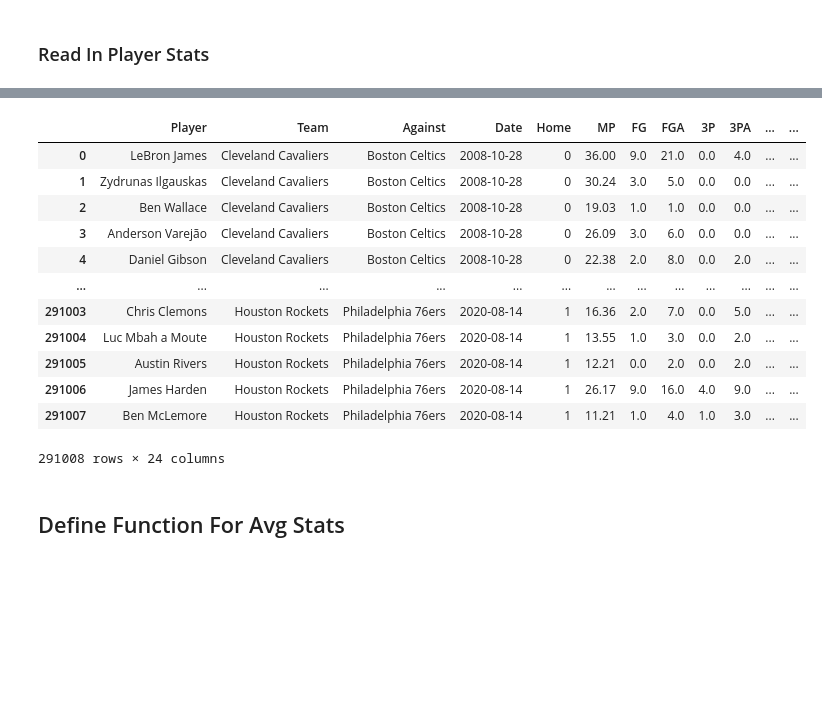
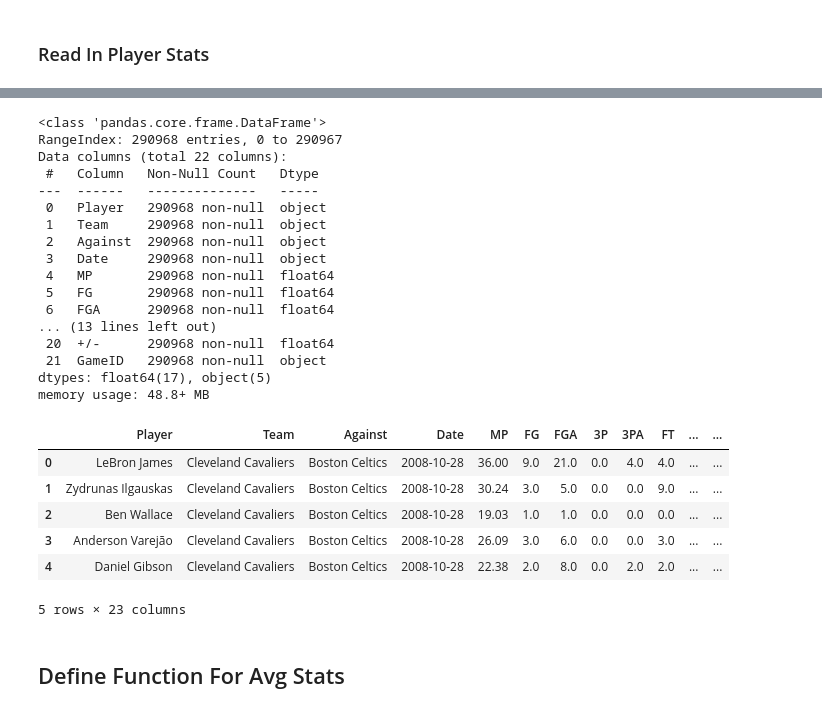
Before and after one commit to ElectricSheep007/UNH-Repo, a Jupyter notebook: DS_Guided_Capstone_2_Repo/virenv/Guided_Capstone_Project_2.ipynb, the cells around one changed output, grey strips where cells are left out. Cells and saved outputs as stored; diff of their text form; code cells hidden in the pictures; blank space fills up the shorter version.

```diff
--- a/DS_Guided_Capstone_2_Repo/virenv/Guided_Capstone_Project_2.ipynb
+++ b/DS_Guided_Capstone_2_Repo/virenv/Guided_Capstone_Project_2.ipynb
@@ -1053,11 +984,13 @@ Like the average team stats per 10 games, we will do the same for the player sta
 # %% [markdown]
 ### Read In Player Stats
 # %%
+# We will add a season column for the next two features
+
 playerstats = pd.read_csv('Cleaned_Player_Stats.csv', index_col = 0)
 
 playerstats = playerstats.sort_values(by='Date').reset_index(drop = True)
 
-IDseason = final_team_stats[['season', 'GameID']].drop_duplicates()
+IDseason = team_stats[['season', 'GameID']].drop_duplicates()
 
 playerstats.rename(columns={'gameID': 'GameID'}, inplace=True)
 
@@ -1082,21 +1019,35 @@ playerstats.head()
+# %%
+playerstats.info()
+# %% [output]
+<class 'pandas.core.frame.DataFrame'>
+RangeIndex: 290968 entries, 0 to 290967
+Data columns (total 22 columns):
+ #   Column   Non-Null Count   Dtype
+---  ------   --------------   -----
+ 0   Player   290968 non-null  object
+ 1   Team     290968 non-null  object
+ 2   Against  290968 non-null  object
+ 3   Date     290968 non-null  object
+ 4   MP       290968 non-null  float64
+ 5   FG       290968 non-null  float64
+ 6   FGA      290968 non-null  float64
+... (13 lines left out)
+ 20  +/-      290968 non-null  float64
+ 21  GameID   290968 non-null  object
+dtypes: float64(17), object(5)
+memory usage: 48.8+ MB
 # %%
-merge = playerstats.merge(IDseason , how='left', on='GameID')
+playerstats = pd.merge(playerstats, IDseason , left_on='GameID', right_on='GameID', how = 'left')
 # %%
-merge
+playerstats.head()
 # %% [output]
-|  | Player | Team | Against | Date | Home | MP | FG | FGA | 3P | 3PA | ... | ... |
-| 0 | LeBron James | Cleveland Cavaliers | Boston Celtics | 2008-10-28 | 0 | 36.00 | 9.0 | 21.0 | 0.0 | 4.0 | ... | ... |
-| 1 | Zydrunas Ilgauskas | Cleveland Cavaliers | Boston Celtics | 2008-10-28 | 0 | 30.24 | 3.0 | 5.0 | 0.0 | 0.0 | ... | ... |
-| 2 | Ben Wallace | Cleveland Cavaliers | Boston Celtics | 2008-10-28 | 0 | 19.03 | 1.0 | 1.0 | 0.0 | 0.0 | ... | ... |
-| 3 | Anderson Varejão | Cleveland Cavaliers | Boston Celtics | 2008-10-28 | 0 | 26.09 | 3.0 | 6.0 | 0.0 | 0.0 | ... | ... |
-| 4 | Daniel Gibson | Cleveland Cavaliers | Boston Celtics | 2008-10-28 | 0 | 22.38 | 2.0 | 8.0 | 0.0 | 2.0 | ... | ... |
-| ... | ... | ... | ... | ... | ... | ... | ... | ... | ... | ... | ... | ... |
-| 291003 | Chris Clemons | Houston Rockets | Philadelphia 76ers | 2020-08-14 | 1 | 16.36 | 2.0 | 7.0 | 0.0 | 5.0 | ... | ... |
-| 291004 | Luc Mbah a Moute | Houston Rockets | Philadelphia 76ers | 2020-08-14 | 1 | 13.55 | 1.0 | 3.0 | 0.0 | 2.0 | ... | ... |
-| 291005 | Austin Rivers | Houston Rockets | Philadelphia 76ers | 2020-08-14 | 1 | 12.21 | 0.0 | 2.0 | 0.0 | 2.0 | ... | ... |
-| 291006 | James Harden | Houston Rockets | Philadelphia 76ers | 2020-08-14 | 1 | 26.17 | 9.0 | 16.0 | 4.0 | 9.0 | ... | ... |
-| 291007 | Ben McLemore | Houston Rockets | Philadelphia 76ers | 2020-08-14 | 1 | 11.21 | 1.0 | 4.0 | 1.0 | 3.0 | ... | ... |
+|  | Player | Team | Against | Date | MP | FG | FGA | 3P | 3PA | FT | ... | ... |
+| 0 | LeBron James | Cleveland Cavaliers | Boston Celtics | 2008-10-28 | 36.00 | 9.0 | 21.0 | 0.0 | 4.0 | 4.0 | ... | ... |
+| 1 | Zydrunas Ilgauskas | Cleveland Cavaliers | Boston Celtics | 2008-10-28 | 30.24 | 3.0 | 5.0 | 0.0 | 0.0 | 9.0 | ... | ... |
+| 2 | Ben Wallace | Cleveland Cavaliers | Boston Celtics | 2008-10-28 | 19.03 | 1.0 | 1.0 | 0.0 | 0.0 | 0.0 | ... | ... |
+| 3 | Anderson Varejão | Cleveland Cavaliers | Boston Celtics | 2008-10-28 | 26.09 | 3.0 | 6.0 | 0.0 | 0.0 | 3.0 | ... | ... |
+| 4 | Daniel Gibson | Cleveland Cavaliers | Boston Celtics | 2008-10-28 | 22.38 | 2.0 | 8.0 | 0.0 | 2.0 | 2.0 | ... | ... |
-291008 rows × 24 columns
+5 rows × 23 columns
 # %% [markdown]
 ## Define Function For Avg Stats
 # %%
```
Also changed, not shown: parts of 72 cells of this notebook.
